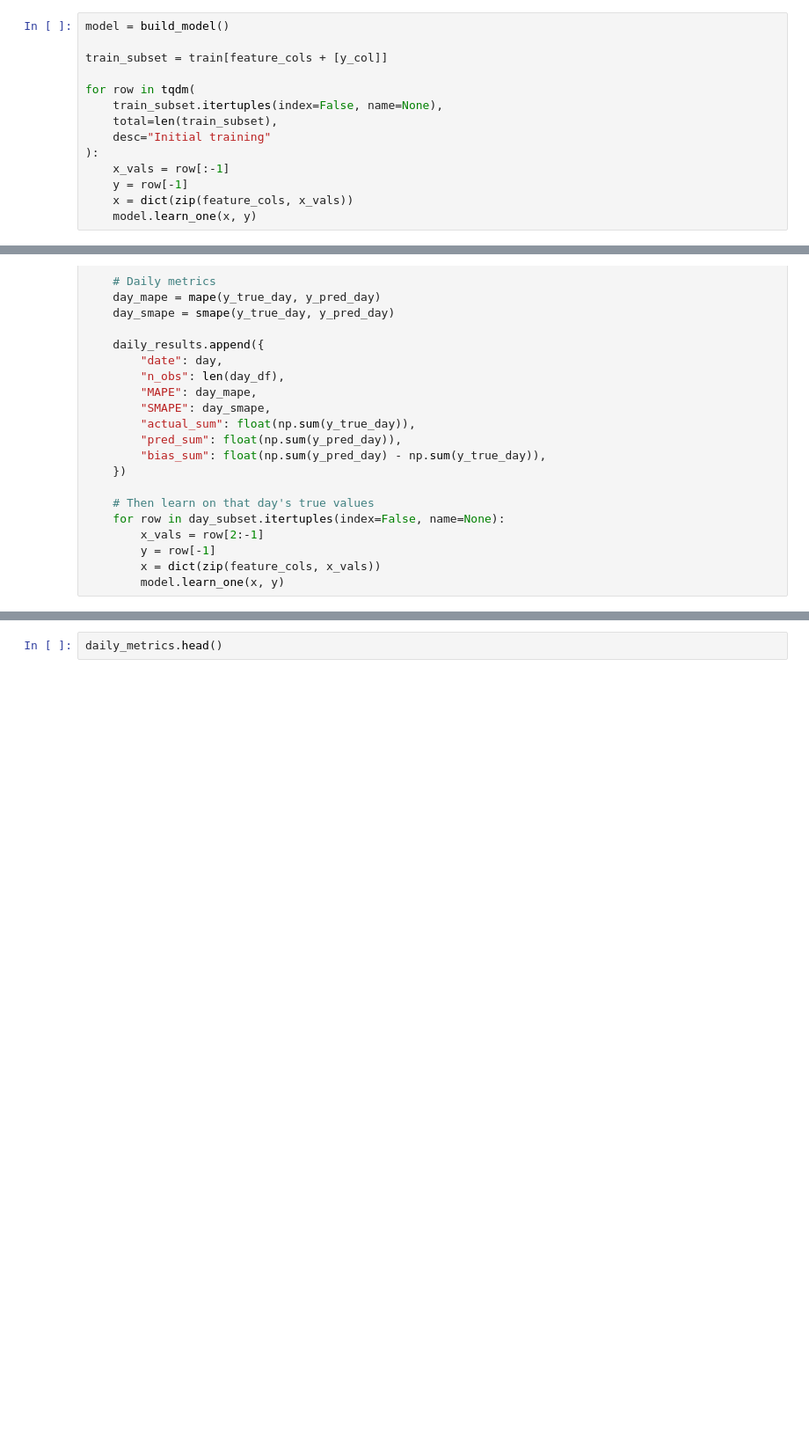
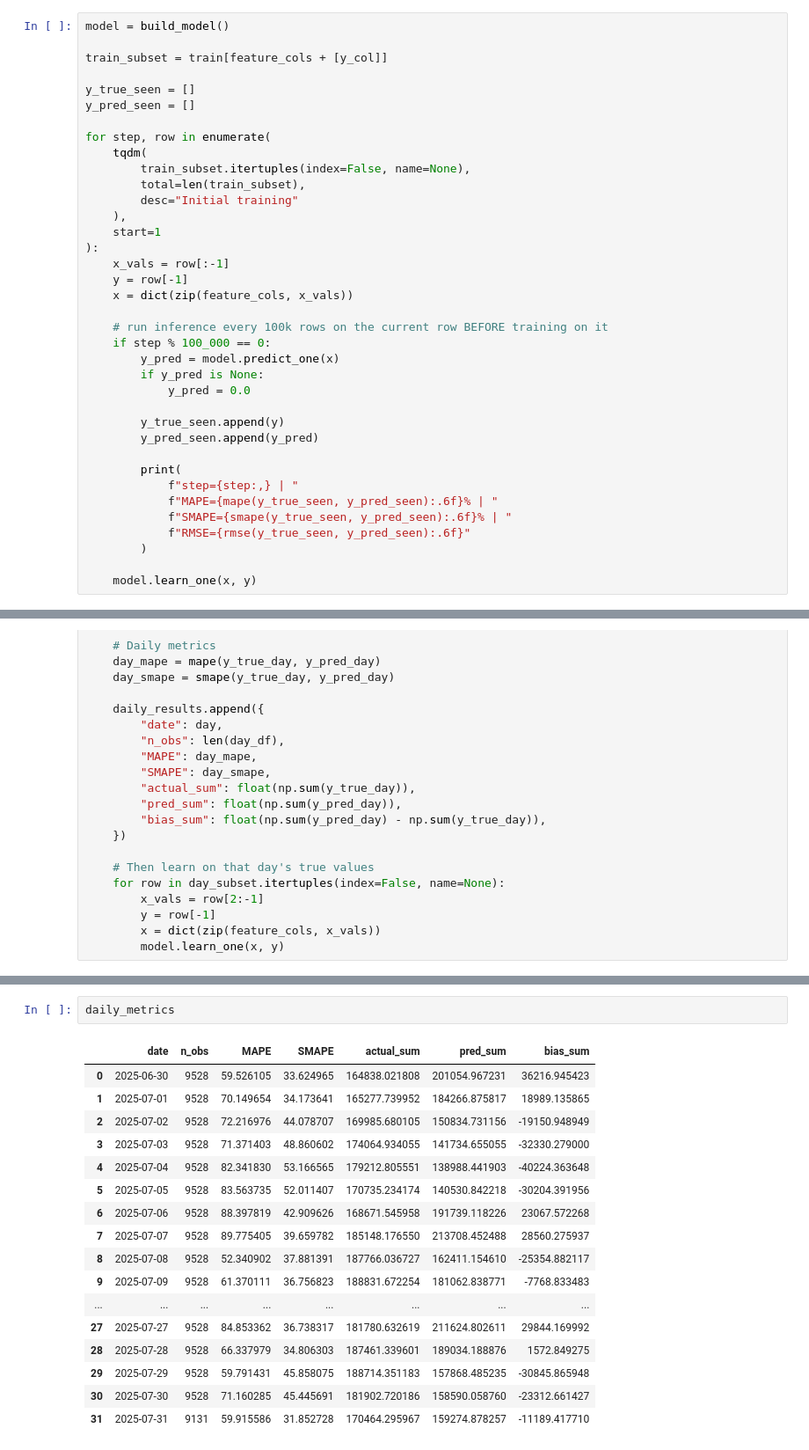
Before and after one commit to Lkupybida/Diploma, a Jupyter notebook: river_v1.ipynb, the cells around one changed output, grey strips where cells are left out. Shown at 88% size. Cells and saved outputs as stored; diff of their text form; blank space fills up the shorter version.

```diff
--- a/river_v1.ipynb
+++ b/river_v1.ipynb
@@ -77,12 +79,35 @@ model = build_model()
 
 train_subset = train[feature_cols + [y_col]]
 
-for row in tqdm(
-    train_subset.itertuples(index=False, name=None),
-    total=len(train_subset),
-    desc="Initial training"
+y_true_seen = []
+y_pred_seen = []
+
+for step, row in enumerate(
+    tqdm(
+        train_subset.itertuples(index=False, name=None),
+        total=len(train_subset),
+        desc="Initial training"
+    ),
+    start=1
 ):
     x_vals = row[:-1]
     y = row[-1]
     x = dict(zip(feature_cols, x_vals))
+
+    # run inference every 100k rows on the current row BEFORE training on it
+    if step % 100_000 == 0:
+        y_pred = model.predict_one(x)
+        if y_pred is None:
+            y_pred = 0.0
+
+        y_true_seen.append(y)
+        y_pred_seen.append(y_pred)
+
+        print(
+            f"step={step:,} | "
+            f"MAPE={mape(y_true_seen, y_pred_seen):.6f}% | "
+            f"SMAPE={smape(y_true_seen, y_pred_seen):.6f}% | "
+            f"RMSE={rmse(y_true_seen, y_pred_seen):.6f}"
+        )
+
     model.learn_one(x, y)
@@ -165,4 +214,22 @@ print(f"Global SMAPE over all val rows: {global_smape:.4f}%")
 # %%
-daily_metrics.head()
+daily_metrics
+# %% [output]
+|  | date | n_obs | MAPE | SMAPE | actual_sum | pred_sum | bias_sum |
+| 0 | 2025-06-30 | 9528 | 59.526105 | 33.624965 | 164838.021808 | 201054.967231 | 36216.945423 |
+| 1 | 2025-07-01 | 9528 | 70.149654 | 34.173641 | 165277.739952 | 184266.875817 | 18989.135865 |
+| 2 | 2025-07-02 | 9528 | 72.216976 | 44.078707 | 169985.680105 | 150834.731156 | -19150.948949 |
+| 3 | 2025-07-03 | 9528 | 71.371403 | 48.860602 | 174064.934055 | 141734.655055 | -32330.279000 |
+| 4 | 2025-07-04 | 9528 | 82.341830 | 53.166565 | 179212.805551 | 138988.441903 | -40224.363648 |
+| 5 | 2025-07-05 | 9528 | 83.563735 | 52.011407 | 170735.234174 | 140530.842218 | -30204.391956 |
+| 6 | 2025-07-06 | 9528 | 88.397819 | 42.909626 | 168671.545958 | 191739.118226 | 23067.572268 |
+| 7 | 2025-07-07 | 9528 | 89.775405 | 39.659782 | 185148.176550 | 213708.452488 | 28560.275937 |
+| 8 | 2025-07-08 | 9528 | 52.340902 | 37.881391 | 187766.036727 | 162411.154610 | -25354.882117 |
+| 9 | 2025-07-09 | 9528 | 61.370111 | 36.756823 | 188831.672254 | 181062.838771 | -7768.833483 |
+| ... | ... | ... | ... | ... | ... | ... | ... |
+| 27 | 2025-07-27 | 9528 | 84.853362 | 36.738317 | 181780.632619 | 211624.802611 | 29844.169992 |
+| 28 | 2025-07-28 | 9528 | 66.337979 | 34.806303 | 187461.339601 | 189034.188876 | 1572.849275 |
+| 29 | 2025-07-29 | 9528 | 59.791431 | 45.858075 | 188714.351183 | 157868.485235 | -30845.865948 |
+| 30 | 2025-07-30 | 9528 | 71.160285 | 45.445691 | 181902.720186 | 158590.058760 | -23312.661427 |
+| 31 | 2025-07-31 | 9131 | 59.915586 | 31.852728 | 170464.295967 | 159274.878257 | -11189.417710 |
 # %%
 preds_df.head()
```
Also changed, not shown: parts of 4 cells of this notebook, 2 other files.
